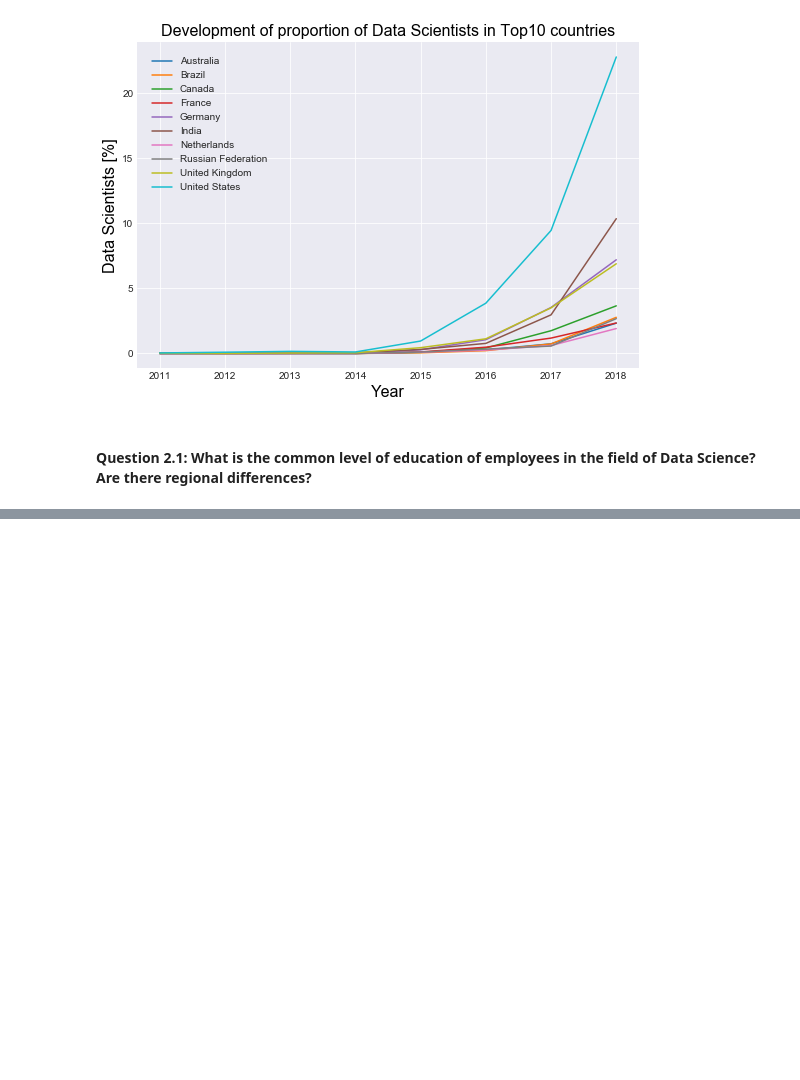
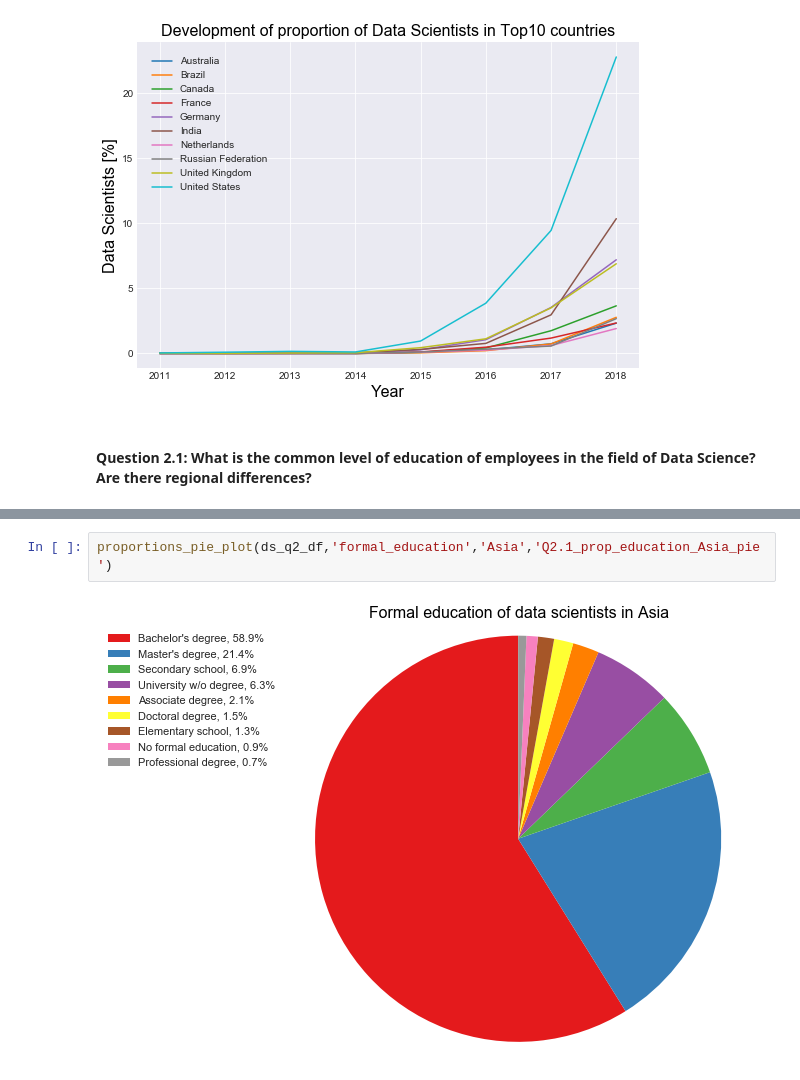
Before and after one commit to oliverkroening/Udacity_DSND_Project04, a Jupyter notebook: Data_Science_Europe.ipynb, the cells around one changed output, grey strips where cells are left out. Saved outputs shown, nothing was run; the diff lists cells and outputs as text; blank space fills up the shorter version.

```diff
--- a/Data_Science_Europe.ipynb
+++ b/Data_Science_Europe.ipynb
@@ -1693,0 +1726,4 @@ list(y1.index)
+# %%
+proportions_pie_plot(ds_q2_df,'formal_education','Asia','Q2.1_prop_education_Asia_pie')
+# %% [output]
+[figure, added]
```
Also changed, not shown: parts of 35 cells of this notebook.
